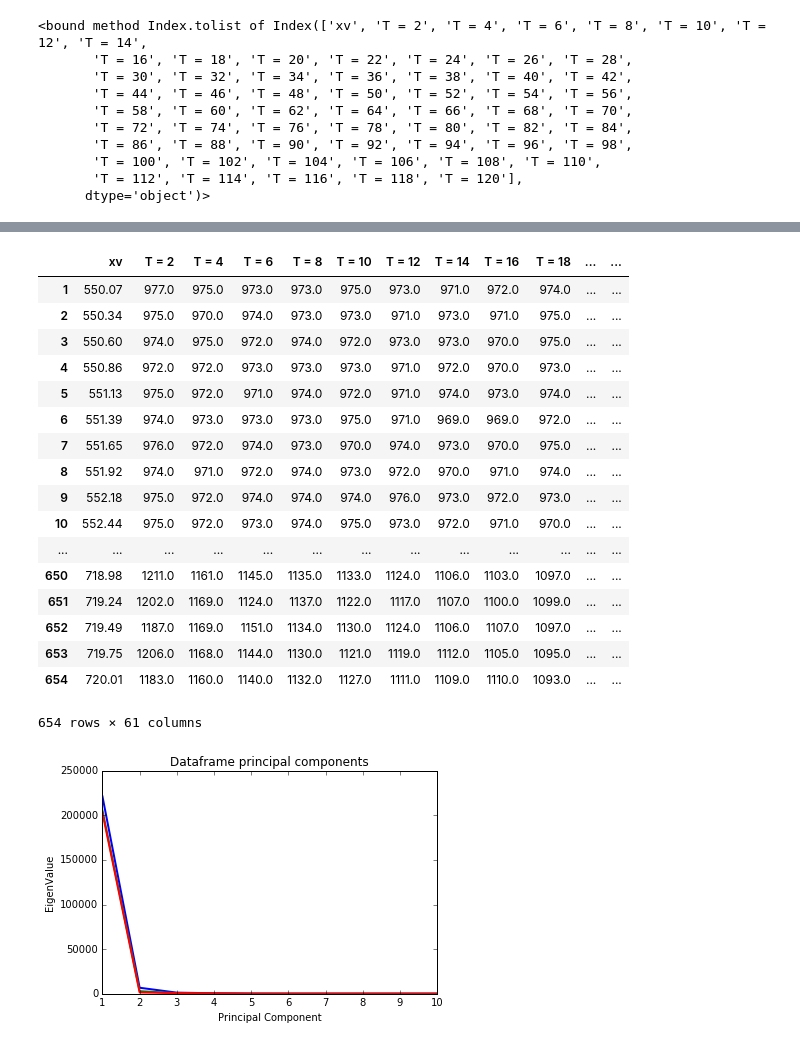
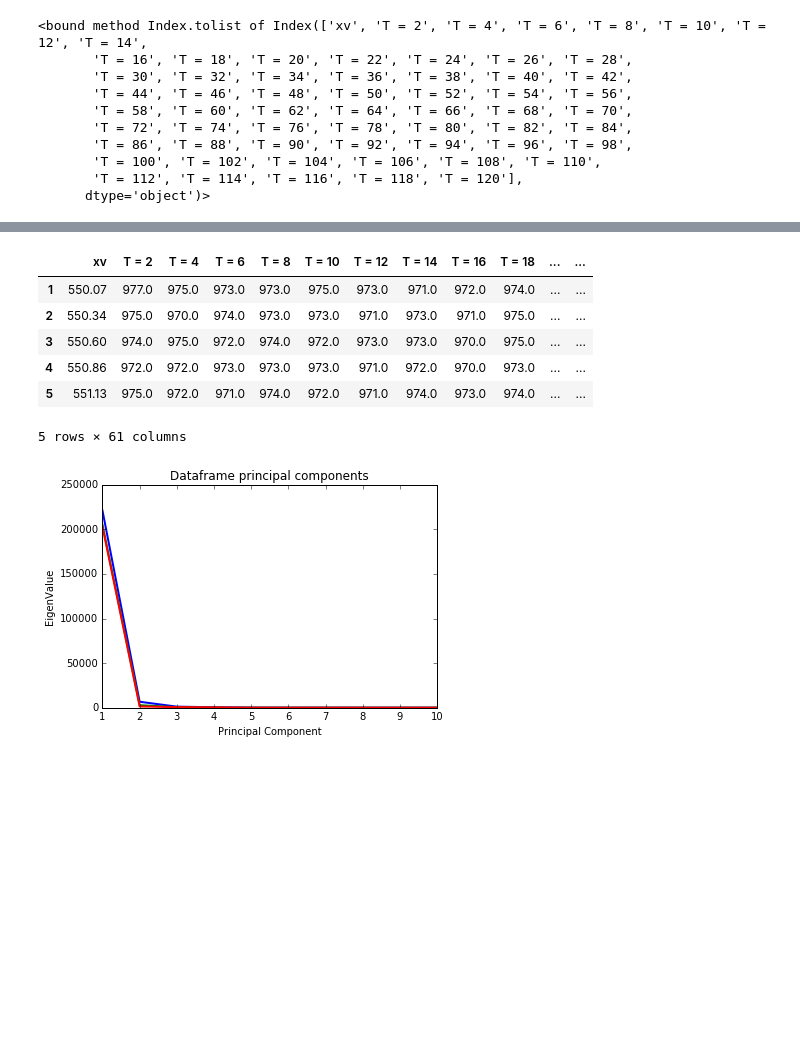
Before and after one commit to cito125/Elementary-Quantum-Computations, a Jupyter notebook: ExploratoryDataAnalysis.ipynb, the cells around one changed output, grey strips where cells are left out. Drawn from its saved outputs; the diff is of its cells as text; code cells hidden in the pictures; blank space fills up the shorter version.

```diff
--- a/ExploratoryDataAnalysis.ipynb
+++ b/ExploratoryDataAnalysis.ipynb
@@ -128,24 +133,13 @@ plotDataFrameAtSpecificTime(dfDepWS20_1mW2s,'T = 20')
 # %%
-dfDepWS20_1mW2s
+dfDepWS20_1mW2s.head()
 # %% [output]
 |  | xv | T = 2 | T = 4 | T = 6 | T = 8 | T = 10 | T = 12 | T = 14 | T = 16 | T = 18 | ... | ... |
 | 1 | 550.07 | 977.0 | 975.0 | 973.0 | 973.0 | 975.0 | 973.0 | 971.0 | 972.0 | 974.0 | ... | ... |
 | 2 | 550.34 | 975.0 | 970.0 | 974.0 | 973.0 | 973.0 | 971.0 | 973.0 | 971.0 | 975.0 | ... | ... |
 | 3 | 550.60 | 974.0 | 975.0 | 972.0 | 974.0 | 972.0 | 973.0 | 973.0 | 970.0 | 975.0 | ... | ... |
 | 4 | 550.86 | 972.0 | 972.0 | 973.0 | 973.0 | 973.0 | 971.0 | 972.0 | 970.0 | 973.0 | ... | ... |
 | 5 | 551.13 | 975.0 | 972.0 | 971.0 | 974.0 | 972.0 | 971.0 | 974.0 | 973.0 | 974.0 | ... | ... |
-| 6 | 551.39 | 974.0 | 973.0 | 973.0 | 973.0 | 975.0 | 971.0 | 969.0 | 969.0 | 972.0 | ... | ... |
-| 7 | 551.65 | 976.0 | 972.0 | 974.0 | 973.0 | 970.0 | 974.0 | 973.0 | 970.0 | 975.0 | ... | ... |
-| 8 | 551.92 | 974.0 | 971.0 | 972.0 | 974.0 | 973.0 | 972.0 | 970.0 | 971.0 | 974.0 | ... | ... |
-| 9 | 552.18 | 975.0 | 972.0 | 974.0 | 974.0 | 974.0 | 976.0 | 973.0 | 972.0 | 973.0 | ... | ... |
-| 10 | 552.44 | 975.0 | 972.0 | 973.0 | 974.0 | 975.0 | 973.0 | 972.0 | 971.0 | 970.0 | ... | ... |
-| ... | ... | ... | ... | ... | ... | ... | ... | ... | ... | ... | ... | ... |
-| 650 | 718.98 | 1211.0 | 1161.0 | 1145.0 | 1135.0 | 1133.0 | 1124.0 | 1106.0 | 1103.0 | 1097.0 | ... | ... |
-| 651 | 719.24 | 1202.0 | 1169.0 | 1124.0 | 1137.0 | 1122.0 | 1117.0 | 1107.0 | 1100.0 | 1099.0 | ... | ... |
-| 652 | 719.49 | 1187.0 | 1169.0 | 1151.0 | 1134.0 | 1130.0 | 1124.0 | 1106.0 | 1107.0 | 1097.0 | ... | ... |
-| 653 | 719.75 | 1206.0 | 1168.0 | 1144.0 | 1130.0 | 1121.0 | 1119.0 | 1112.0 | 1105.0 | 1095.0 | ... | ... |
-| 654 | 720.01 | 1183.0 | 1160.0 | 1140.0 | 1132.0 | 1127.0 | 1111.0 | 1109.0 | 1110.0 | 1093.0 | ... | ... |
-654 rows × 61 columns
+5 rows × 61 columns
 # %%
 def plotRows(dataframe):
     listOfColumns = [2] * 60
```
Also changed, not shown: parts of 6 cells of this notebook.
